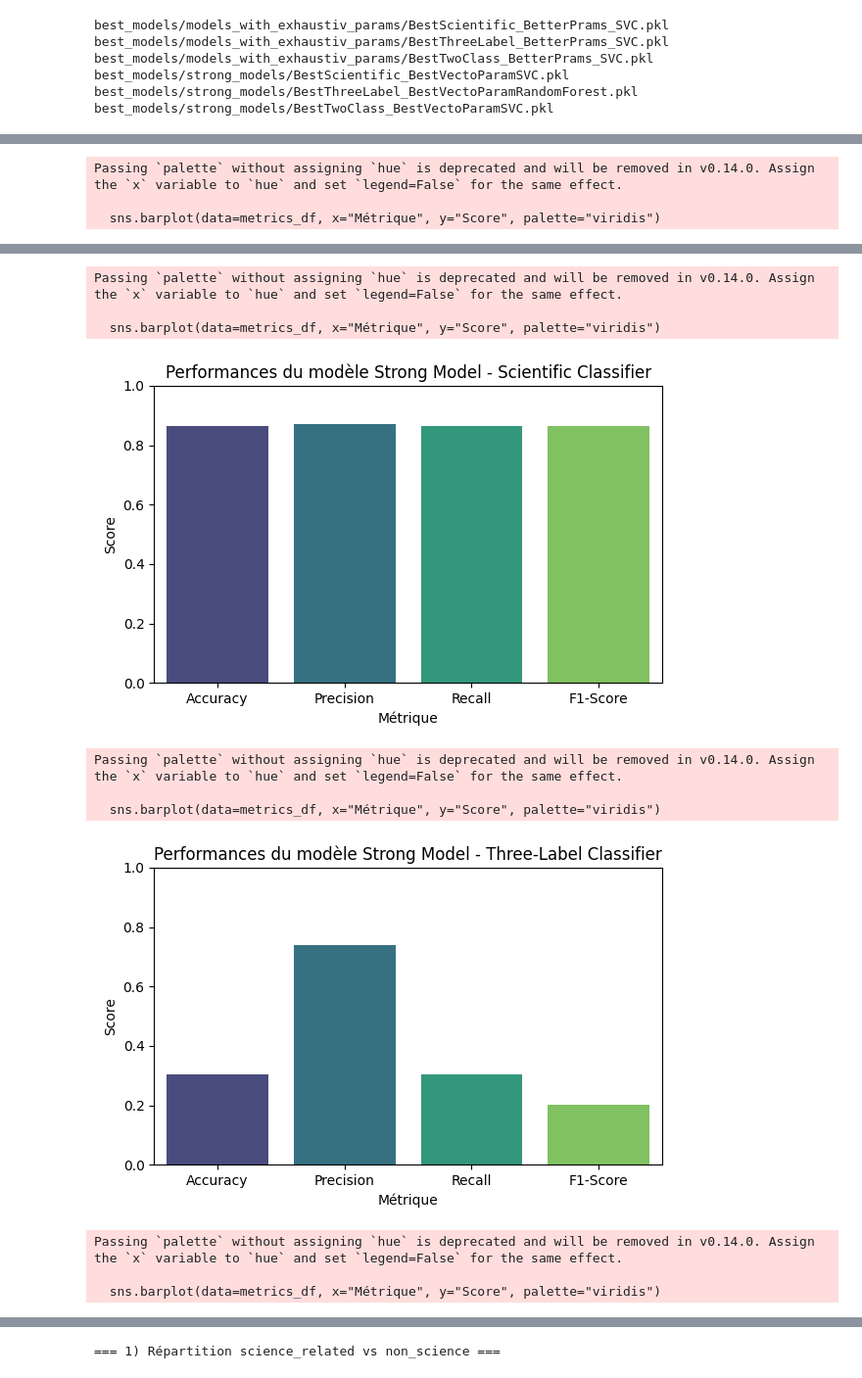
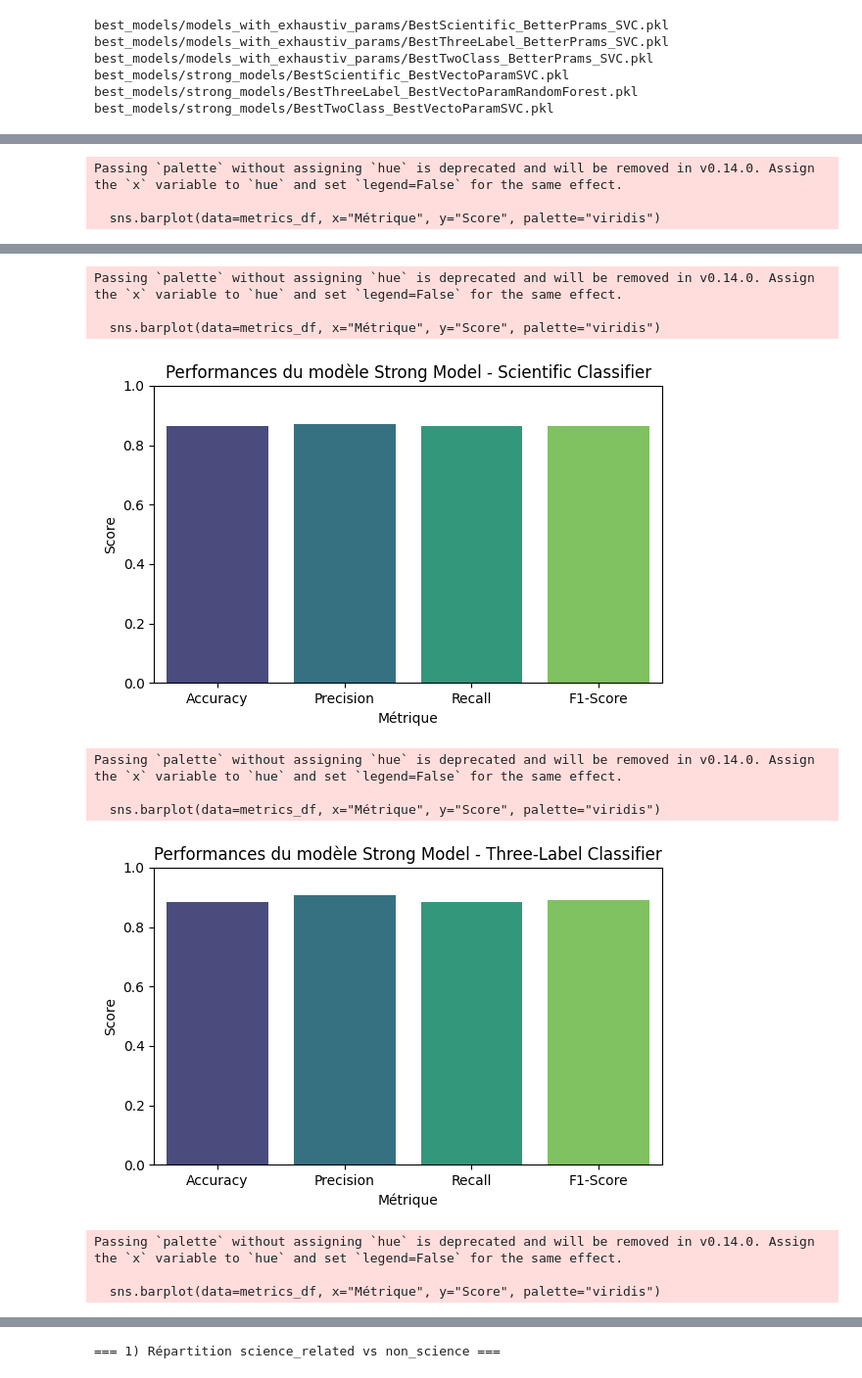
Before and after one commit to Wakeless-Ry/MachineLearning, a Jupyter notebook: Projet_Machine_Learning_Stats.ipynb, the cells around one changed output, grey strips where cells are left out. Shown at 98% size. Saved outputs shown, nothing was run; the diff lists cells and outputs as text; code cells hidden in the pictures.

```diff
--- a/Projet_Machine_Learning_Stats.ipynb
+++ b/Projet_Machine_Learning_Stats.ipynb
@@ -290,35 +287,0 @@ best_models/strong_models/BestTwoClass_BestVectoParamSVC.pkl
-# %%
-# Matrice de confusion
-
-for i, model_path in enumerate(all_models):
-    dftest = sample
-
-    if "strong_models" in model_path:
-        name = "Strong Model"
-    elif "models_with_exhaustiv_params" in model_path:
-        name = "Model with Exhaustive Parameters"
-    else:
-        name = "Unknown Model Type"
-
-    if "Scientific" in model_path:
-        name += " - Scientific Classifier"
-        y_test = dftest.science_related
-    elif "ThreeLabel" in model_path:
-        name += " - Three-Label Classifier"
-        y_test = dftest.apply(make_3class_label, axis=1)
-    elif "TwoClass" in model_path:
-        name += " - Two-Class Classifier"
-        y_test = ((dftest['scientific_claim'] == 1) | (dftest['scientific_reference'] == 1)).astype(int)
-    else:
-        name += " - Unknown Classifier"
-
-    y_pred = y_preds[i]
-
-    conf_mat = confusion_matrix(y_test, y_pred)
-    plt.figure(figsize=(6, 4))
-    sns.heatmap(conf_mat, annot=True, fmt="d", cmap="Blues", cbar=False)
-    plt.title(f"Matrice de confusion - {name}")
-    plt.xlabel("Prédit")
-    plt.ylabel("Réel")
-    plt.tight_layout()
-    plt.show()
@@ -347,9 +303,11 @@ for i, model_path in enumerate(all_models):
         y_test = dftest.science_related
     elif "ThreeLabel" in model_path:
         name += " - Three-Label Classifier"
+        dftest = dftest[dftest["science_related"] == 1]
         y_test = dftest.apply(make_3class_label, axis=1)
     elif "TwoClass" in model_path:
         name += " - Two-Class Classifier"
+        dftest = dftest[dftest["science_related"] == 1]
         y_test = ((dftest['scientific_claim'] == 1) | (dftest['scientific_reference'] == 1)).astype(int)
     else:
         name += " - Unknown Classifier"
@@ -386,11 +344,11 @@ Passing `palette` without assigning `hue` is deprecated and will be removed in v
 Passing `palette` without assigning `hue` is deprecated and will be removed in v0.14.0. Assign the `x` variable to `hue` and set `legend=False` for the same effect.
 
   sns.barplot(data=metrics_df, x="Métrique", y="Score", palette="viridis")
 [figure]
 Passing `palette` without assigning `hue` is deprecated and will be removed in v0.14.0. Assign the `x` variable to `hue` and set `legend=False` for the same effect.
 
   sns.barplot(data=metrics_df, x="Métrique", y="Score", palette="viridis")
-[figure, old version]
+[figure, new version]
 Passing `palette` without assigning `hue` is deprecated and will be removed in v0.14.0. Assign the `x` variable to `hue` and set `legend=False` for the same effect.
 
   sns.barplot(data=metrics_df, x="Métrique", y="Score", palette="viridis")
```
Also changed, not shown: parts of 6 cells of this notebook.
